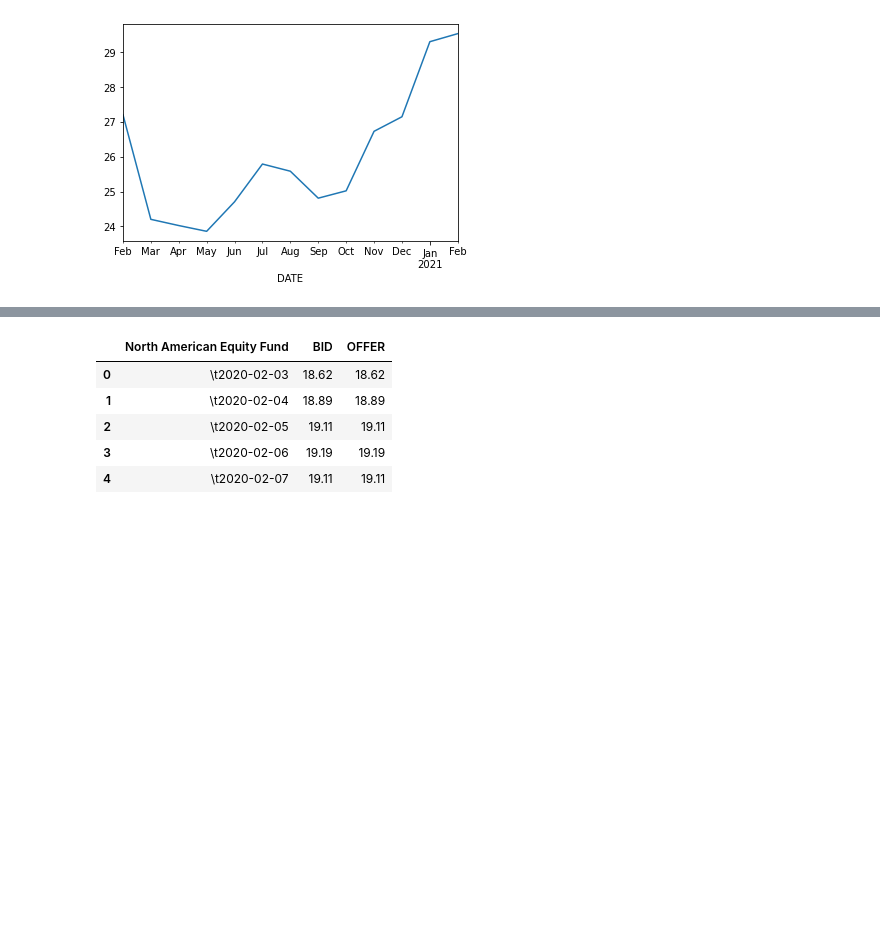
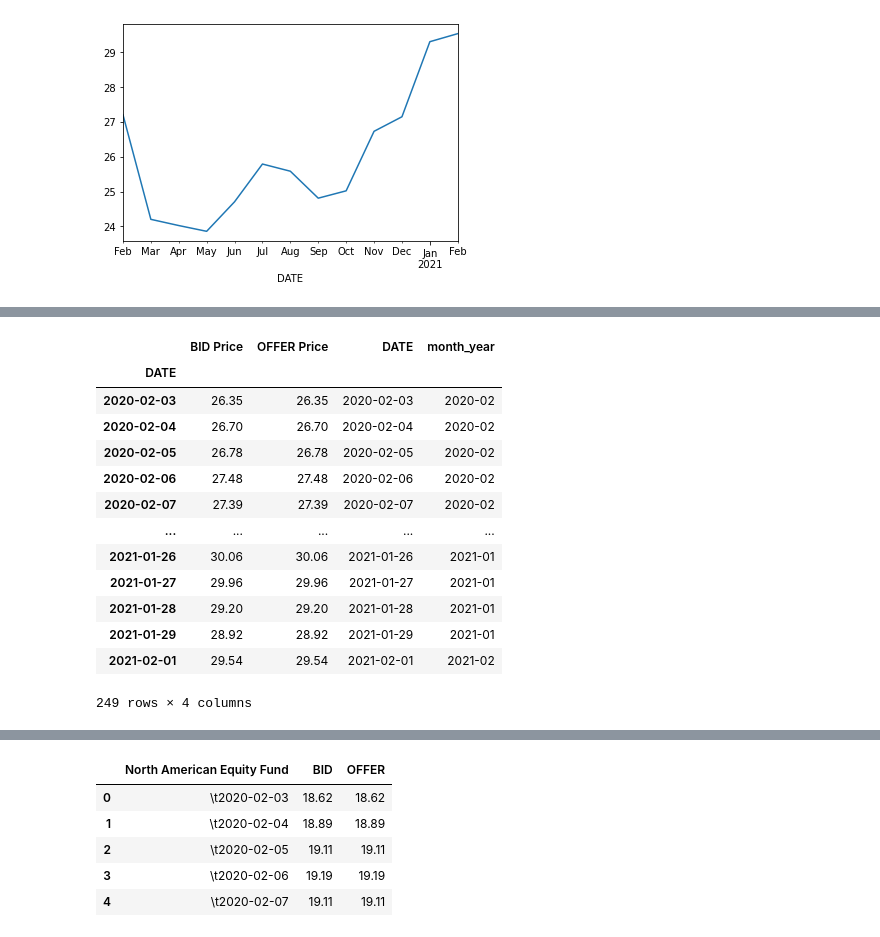
Before and after one commit to easonlai/mpf-fund-analysis-v1, a Jupyter notebook: mpf-fund-analysis-v1.ipynb, the cells around one changed output, grey strips where cells are left out. Cells and saved outputs as stored; diff of their text form; code cells hidden in the pictures; blank space fills up the shorter version.

```diff
--- a/mpf-fund-analysis-v1.ipynb
+++ b/mpf-fund-analysis-v1.ipynb
@@ -75,3 +75,6 @@ data1.resample('1M').mean()['OFFER Price'].plot()
 # %% [output]
 <matplotlib.axes._subplots.AxesSubplot at 0x...>
 [figure]
+# %%
+data1['DATE'] = data1.index
+data1.info()
@@ -77,0 +92,18 @@ data1.resample('1M').mean()['OFFER Price'].plot()
+# %%
+data1['month_year'] = data1['DATE'].dt.to_period('M')
+data1
+# %% [output]
+|  | BID Price | OFFER Price | DATE | month_year |
+| DATE |  |  |  |  |
+| 2020-02-03 | 26.35 | 26.35 | 2020-02-03 | 2020-02 |
+| 2020-02-04 | 26.70 | 26.70 | 2020-02-04 | 2020-02 |
+| 2020-02-05 | 26.78 | 26.78 | 2020-02-05 | 2020-02 |
+| 2020-02-06 | 27.48 | 27.48 | 2020-02-06 | 2020-02 |
+| 2020-02-07 | 27.39 | 27.39 | 2020-02-07 | 2020-02 |
+| ... | ... | ... | ... | ... |
+| 2021-01-26 | 30.06 | 30.06 | 2021-01-26 | 2021-01 |
+| 2021-01-27 | 29.96 | 29.96 | 2021-01-27 | 2021-01 |
+| 2021-01-28 | 29.20 | 29.20 | 2021-01-28 | 2021-01 |
+| 2021-01-29 | 28.92 | 28.92 | 2021-01-29 | 2021-01 |
+| 2021-02-01 | 29.54 | 29.54 | 2021-02-01 | 2021-02 |
+249 rows × 4 columns
```
Also changed, not shown: parts of 3 cells of this notebook.
